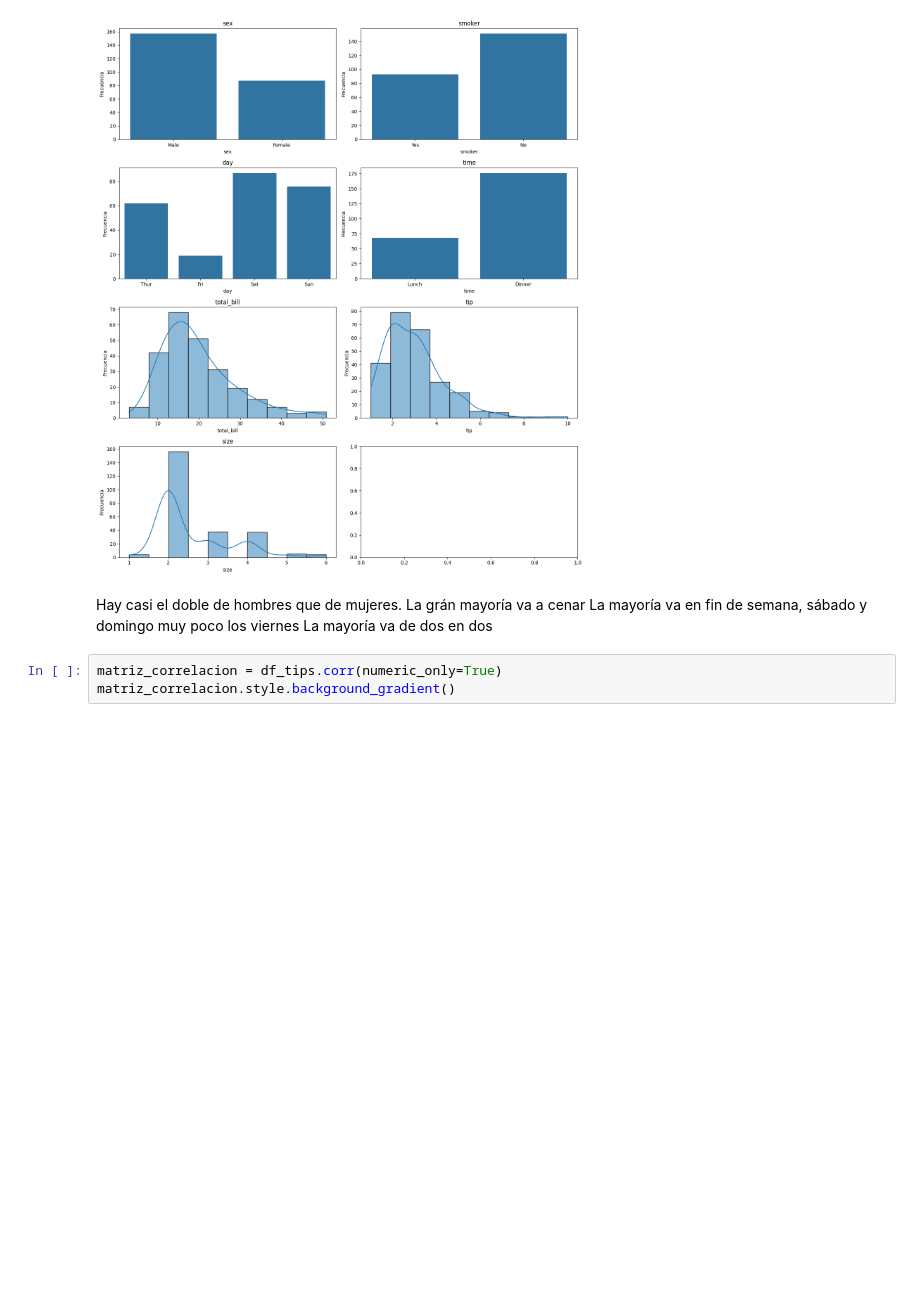
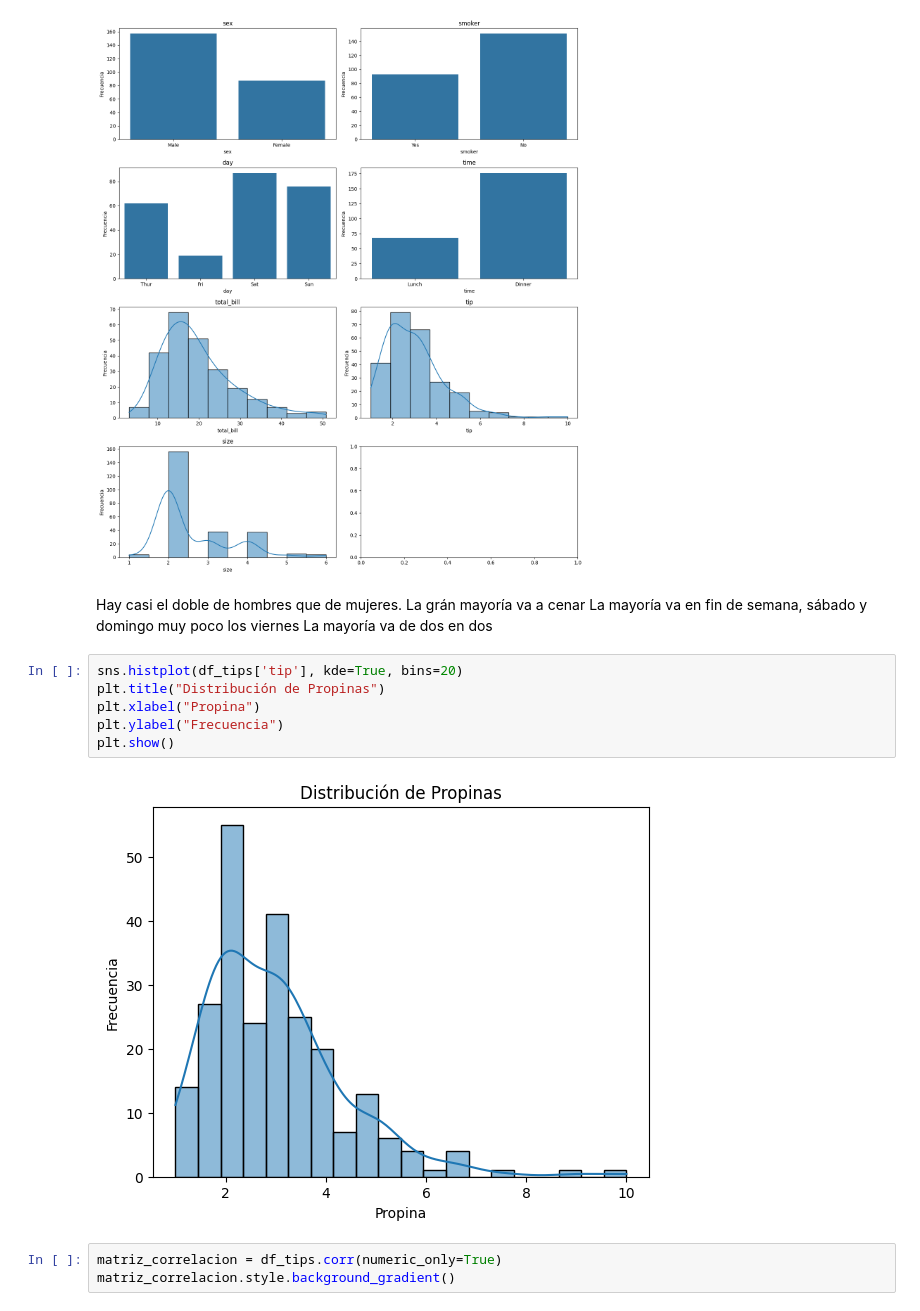
Before and after one commit to iruneguinea9/SAPA, a Jupyter notebook: 2_5/2_5Ejercicios.ipynb, the cells around one changed output. Drawn from its saved outputs; the diff is of its cells as text; blank space fills up the shorter version.

```diff
--- a/2_5/2_5Ejercicios.ipynb
+++ b/2_5/2_5Ejercicios.ipynb
@@ -125,6 +134,14 @@ La grán mayoría va a cenar
 La mayoría va en fin de semana, sábado y domingo
 muy poco los viernes
 La mayoría va de dos en dos
+# %%
+sns.histplot(df_tips['tip'], kde=True, bins=20)
+plt.title("Distribución de Propinas")
+plt.xlabel("Propina")
+plt.ylabel("Frecuencia")
+plt.show()
+# %% [output]
+[figure, added]
 # %%
 matriz_correlacion = df_tips.corr(numeric_only=True)
 matriz_correlacion.style.background_gradient()
```
Also changed, not shown: parts of 10 cells of this notebook.
